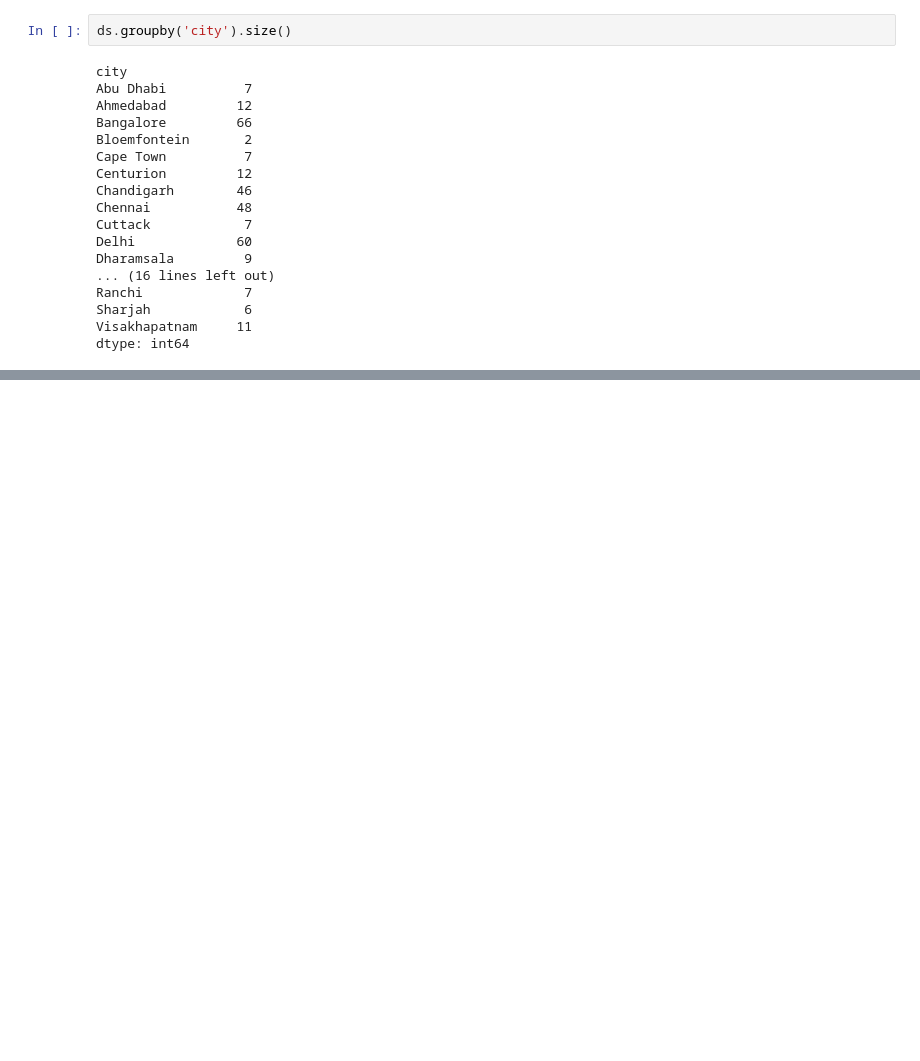
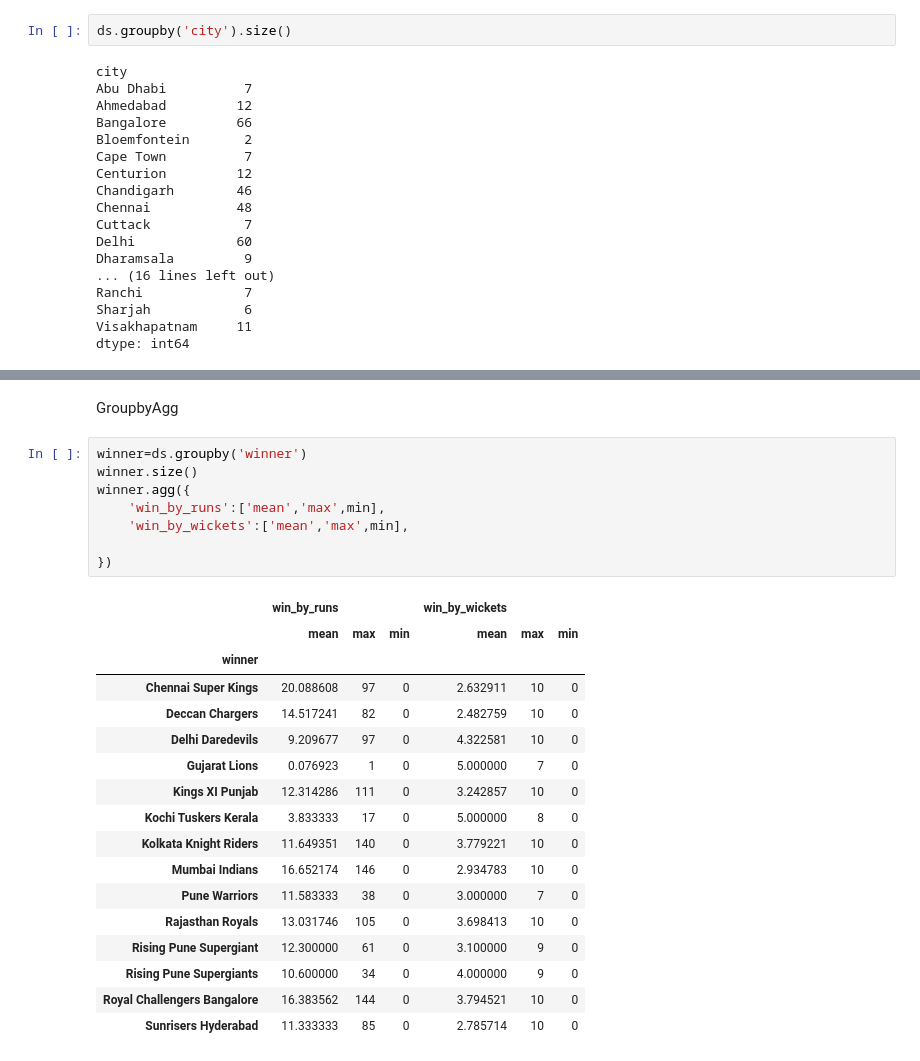
Before and after one commit to aliadrees/IPL-Pandas-Data-Analysis, a Jupyter notebook: ipl_dataAnalysis_project.ipynb, the cells around one changed output, grey strips where cells are left out. Drawn from its saved outputs; the diff is of its cells as text; blank space fills up the shorter version.

```diff
--- a/ipl_dataAnalysis_project.ipynb
+++ b/ipl_dataAnalysis_project.ipynb
@@ -537,0 +648,28 @@ dtype: int64
+# %% [markdown]
+GroupbyAgg
+# %%
+winner=ds.groupby('winner')
+winner.size()
+winner.agg({
+    'win_by_runs':['mean','max',min],
+    'win_by_wickets':['mean','max',min],
+
+})
+# %% [output]
+|  | win_by_runs |  |  | win_by_wickets |  |  |
+|  | mean | max | min | mean | max | min |
+| winner |  |  |  |  |  |  |
+| Chennai Super Kings | 20.088608 | 97 | 0 | 2.632911 | 10 | 0 |
+| Deccan Chargers | 14.517241 | 82 | 0 | 2.482759 | 10 | 0 |
+| Delhi Daredevils | 9.209677 | 97 | 0 | 4.322581 | 10 | 0 |
+| Gujarat Lions | 0.076923 | 1 | 0 | 5.000000 | 7 | 0 |
+| Kings XI Punjab | 12.314286 | 111 | 0 | 3.242857 | 10 | 0 |
+| Kochi Tuskers Kerala | 3.833333 | 17 | 0 | 5.000000 | 8 | 0 |
+| Kolkata Knight Riders | 11.649351 | 140 | 0 | 3.779221 | 10 | 0 |
+| Mumbai Indians | 16.652174 | 146 | 0 | 2.934783 | 10 | 0 |
+| Pune Warriors | 11.583333 | 38 | 0 | 3.000000 | 7 | 0 |
+| Rajasthan Royals | 13.031746 | 105 | 0 | 3.698413 | 10 | 0 |
+| Rising Pune Supergiant | 12.300000 | 61 | 0 | 3.100000 | 9 | 0 |
+| Rising Pune Supergiants | 10.600000 | 34 | 0 | 4.000000 | 9 | 0 |
+| Royal Challengers Bangalore | 16.383562 | 144 | 0 | 3.794521 | 10 | 0 |
+| Sunrisers Hyderabad | 11.333333 | 85 | 0 | 2.785714 | 10 | 0 |
```
Also changed, not shown: parts of 54 cells of this notebook, 1 other file.
